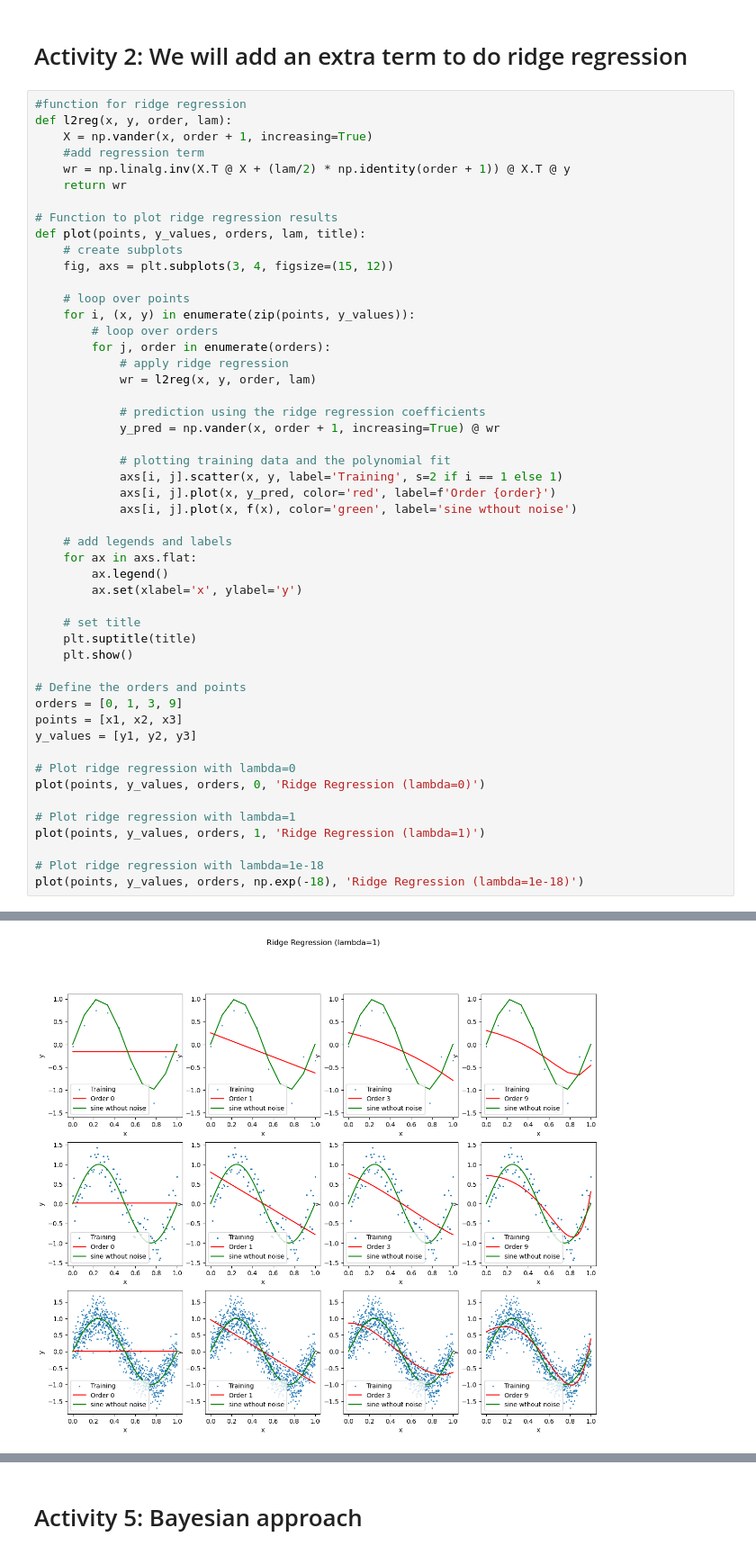
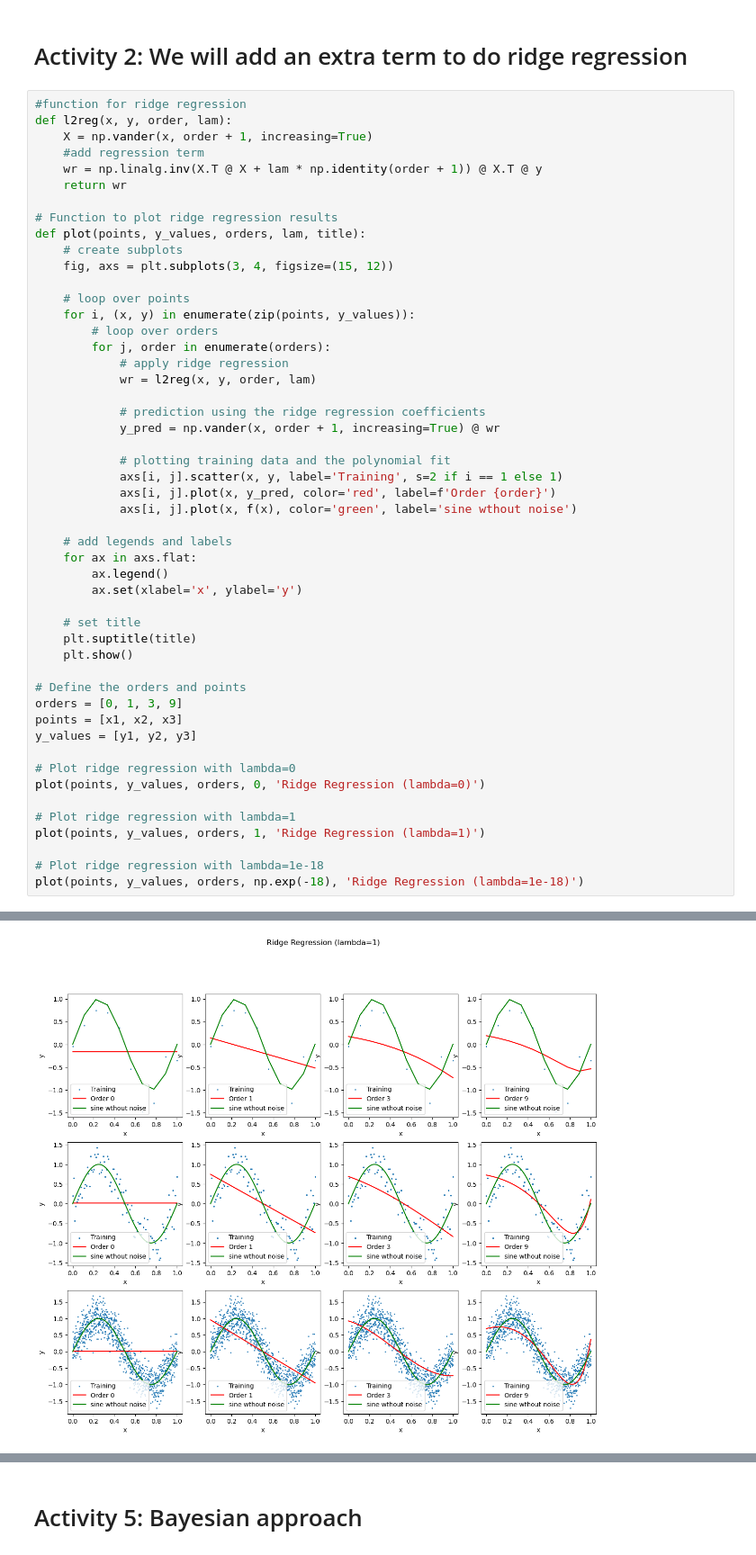
Before and after one commit to aklimakhanam/Data_Analysis_Projects, a Jupyter notebook: Module_1.ipynb, the cells around one changed output, grey strips where cells are left out. Shown at 90% size. Saved outputs shown, nothing was run; the diff lists cells and outputs as text.

```diff
--- a/Module_1.ipynb
+++ b/Module_1.ipynb
@@ -136,7 +136,7 @@ No artists with labels found to put in legend.  Note that artists whose label st
 def l2reg(x, y, order, lam):
     X = np.vander(x, order + 1, increasing=True)
     #add regression term
-    wr = np.linalg.inv(X.T @ X + (lam/2) * np.identity(order + 1)) @ X.T @ y
+    wr = np.linalg.inv(X.T @ X + lam * np.identity(order + 1)) @ X.T @ y
     return wr
 
 # Function to plot ridge regression results
@@ -156,34 +156,34 @@ def plot(points, y_values, orders, lam, title):
 
             # plotting training data and the polynomial fit
             axs[i, j].scatter(x, y, label='Training', s=2 if i == 1 else 1)
             axs[i, j].plot(x, y_pred, color='red', label=f'Order {order}')
             axs[i, j].plot(x, f(x), color='green', label='sine wthout noise')
 
     # add legends and labels
     for ax in axs.flat:
         ax.legend()
         ax.set(xlabel='x', ylabel='y')
 
     # set title
     plt.suptitle(title)
     plt.show()
 
 # Define the orders and points
 orders = [0, 1, 3, 9]
 points = [x1, x2, x3]
 y_values = [y1, y2, y3]
 
 # Plot ridge regression with lambda=0
 plot(points, y_values, orders, 0, 'Ridge Regression (lambda=0)')
 
 # Plot ridge regression with lambda=1
 plot(points, y_values, orders, 1, 'Ridge Regression (lambda=1)')
 
 # Plot ridge regression with lambda=1e-18
 plot(points, y_values, orders, np.exp(-18), 'Ridge Regression (lambda=1e-18)')
 # %% [output]
 [figure]
-[figure, old version]
+[figure, new version]
 [figure]
 # %% [markdown]
 # Activity 5: Bayesian approach
```
